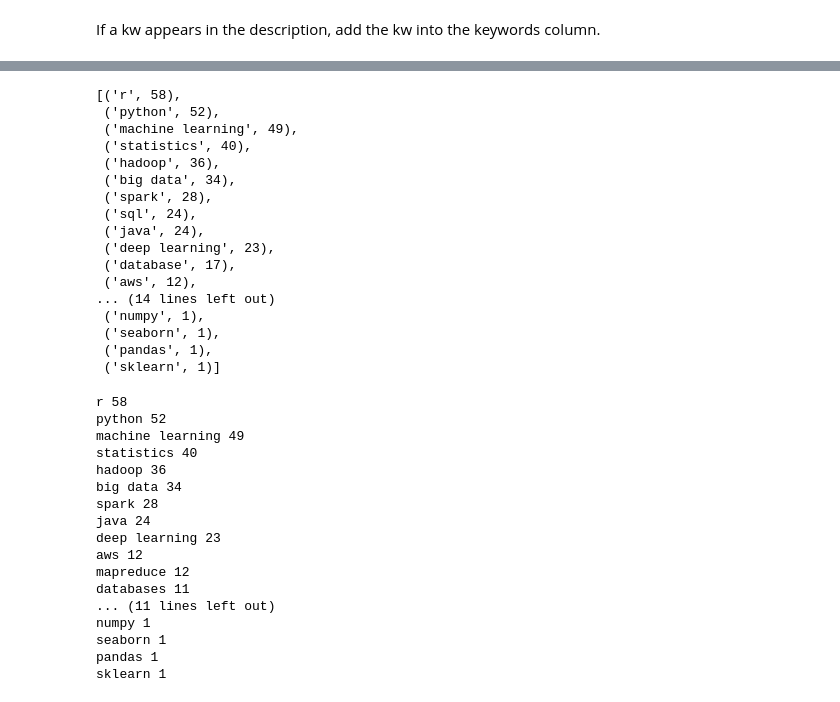
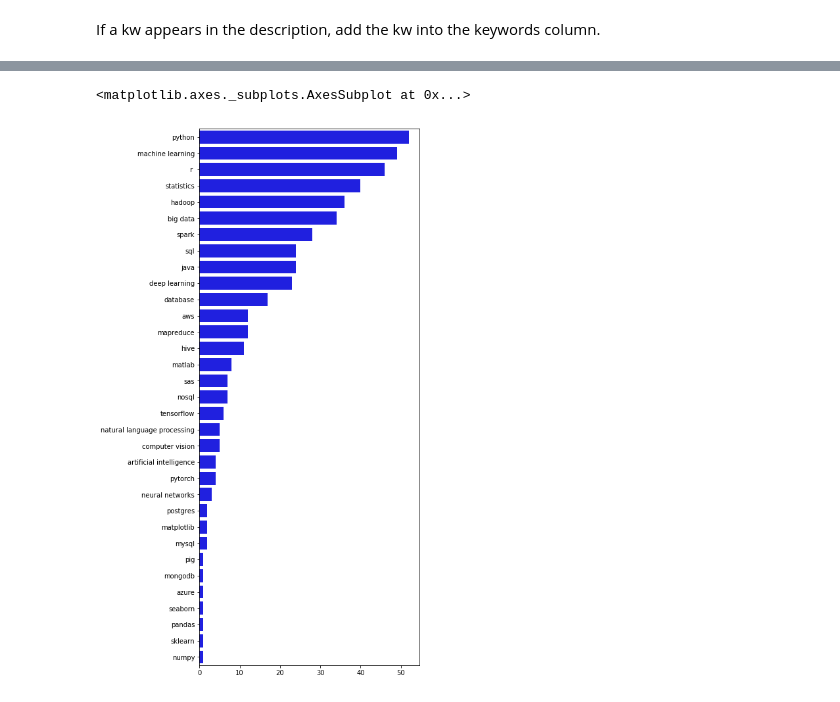
Before and after one commit to zerothphase/job-list-scraping, a Jupyter notebook: EDA.ipynb, the cells around one changed output, grey strips where cells are left out. Saved outputs shown, nothing was run; the diff lists cells and outputs as text; code cells hidden in the pictures.

Commit message:
Remove unwanted lines, rename variables of EDA

```diff
--- a/EDA.ipynb
+++ b/EDA.ipynb
@@ -93,41 +131,14 @@ WordCount = Counter(kw_list)
 # %%
-WordCount.most_common(200)
+plot_data = word_count.most_common(200)
-# %% [output]
-[('r', 58),
- ('python', 52),
- ('machine learning', 49),
- ('statistics', 40),
- ('hadoop', 36),
- ('big data', 34),
- ('spark', 28),
- ('sql', 24),
- ('java', 24),
- ('deep learning', 23),
- ('database', 17),
- ('aws', 12),
-... (14 lines left out)
- ('numpy', 1),
- ('seaborn', 1),
- ('pandas', 1),
- ('sklearn', 1)]
-# %%
-for word, count in WordCount.most_common(200):
-    print(word, count)
-# %% [output]
-r 58
-python 52
-machine learning 49
-statistics 40
-hadoop 36
-big data 34
-spark 28
-java 24
-deep learning 23
-aws 12
-mapreduce 12
-databases 11
-... (11 lines left out)
-numpy 1
-seaborn 1
-pandas 1
-sklearn 1
+# %%
+kw = []
+frequency = []
+for idx, item in enumerate(plot_data):
+     kw.append(item[0])
+     frequency.append(item[1])
+# %%
+f, ax = plt.subplots(figsize=(6, 15))
+sns.barplot(x=frequency, y=kw, color="b")
+# %% [output]
+<matplotlib.axes._subplots.AxesSubplot at 0x...>
+[figure, added]
```
Also changed, not shown: parts of 23 cells of this notebook.
